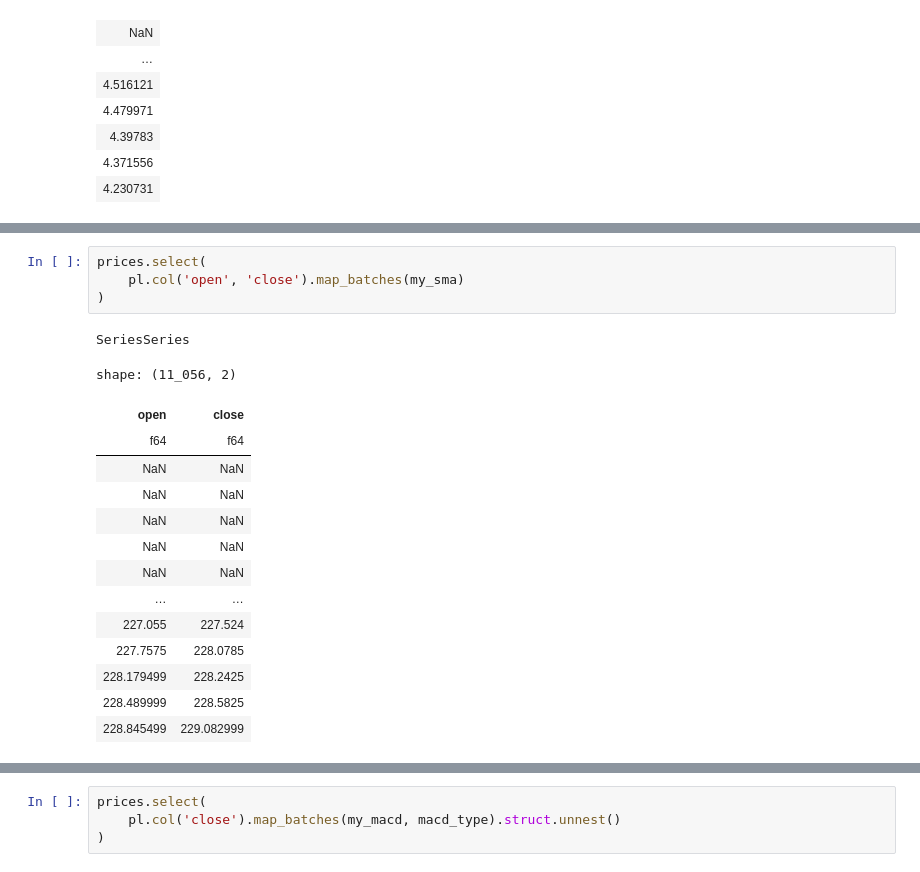
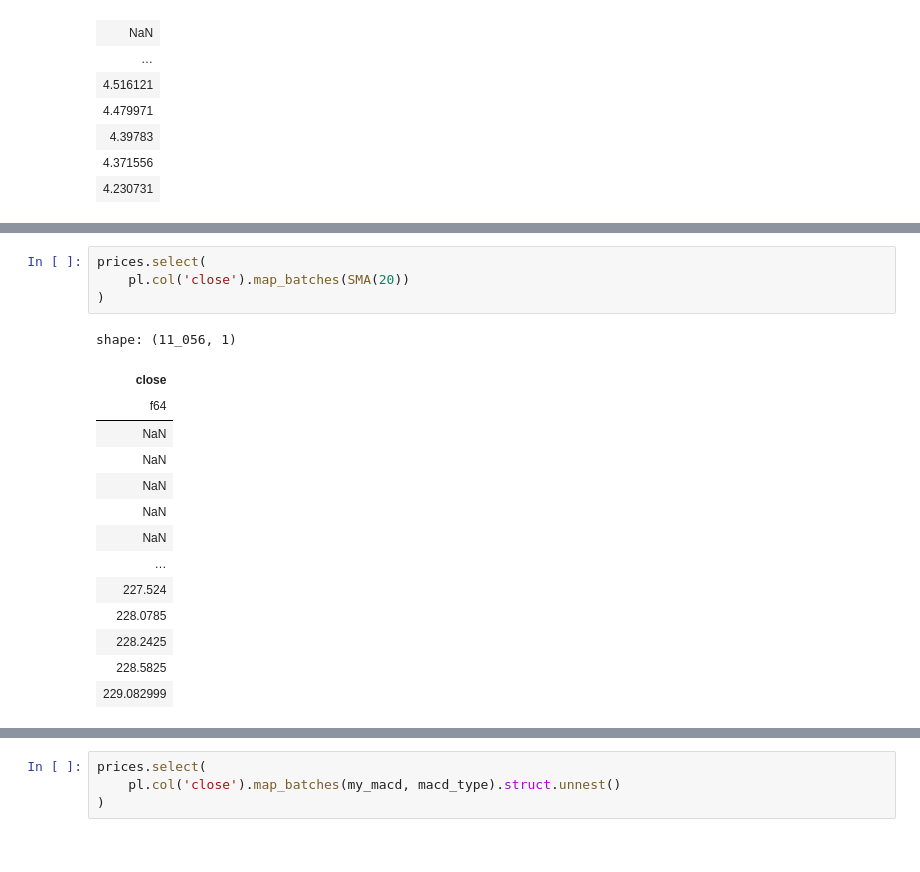
Before and after one commit to furechan/mintalib, a Jupyter notebook: miscellanous/polars-experiments.ipynb, the cells around one changed output, grey strips where cells are left out. Drawn from its saved outputs; the diff is of its cells as text.

```diff
--- a/miscellanous/polars-experiments.ipynb
+++ b/miscellanous/polars-experiments.ipynb
@@ -211,20 +227,19 @@ shape: (11_056,)
 # %%
 prices.select(
-    pl.col('open', 'close').map_batches(my_sma)
+    pl.col('close').map_batches(SMA(20))
 )
 # %% [output]
-SeriesSeries
+shape: (11_056, 1)
-shape: (11_056, 2)
-| open | close |
-| f64 | f64 |
-| NaN | NaN |
-| NaN | NaN |
-| NaN | NaN |
-| NaN | NaN |
-| NaN | NaN |
-| … | … |
-| 227.055 | 227.524 |
-| 227.7575 | 228.0785 |
-| 228.179499 | 228.2425 |
-| 228.489999 | 228.5825 |
-| 228.845499 | 229.082999 |
+| close |
+| f64 |
+| NaN |
+| NaN |
+| NaN |
+| NaN |
+| NaN |
+| … |
+| 227.524 |
+| 228.0785 |
+| 228.2425 |
+| 228.5825 |
+| 229.082999 |
```
Also changed, not shown: parts of 14 cells of this notebook, 6 other files.
